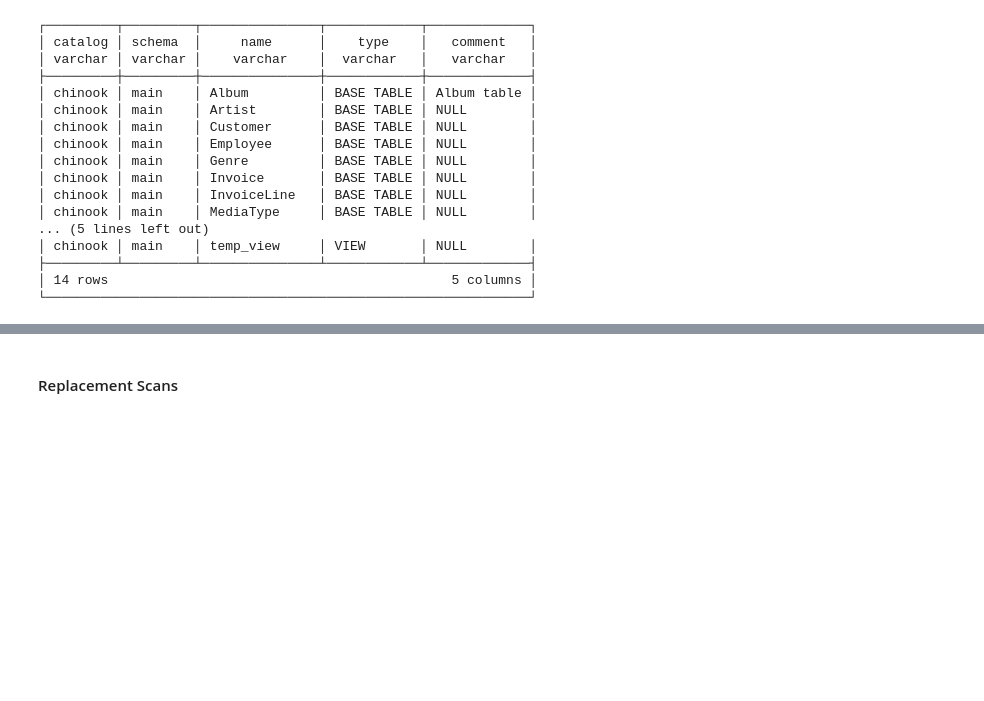
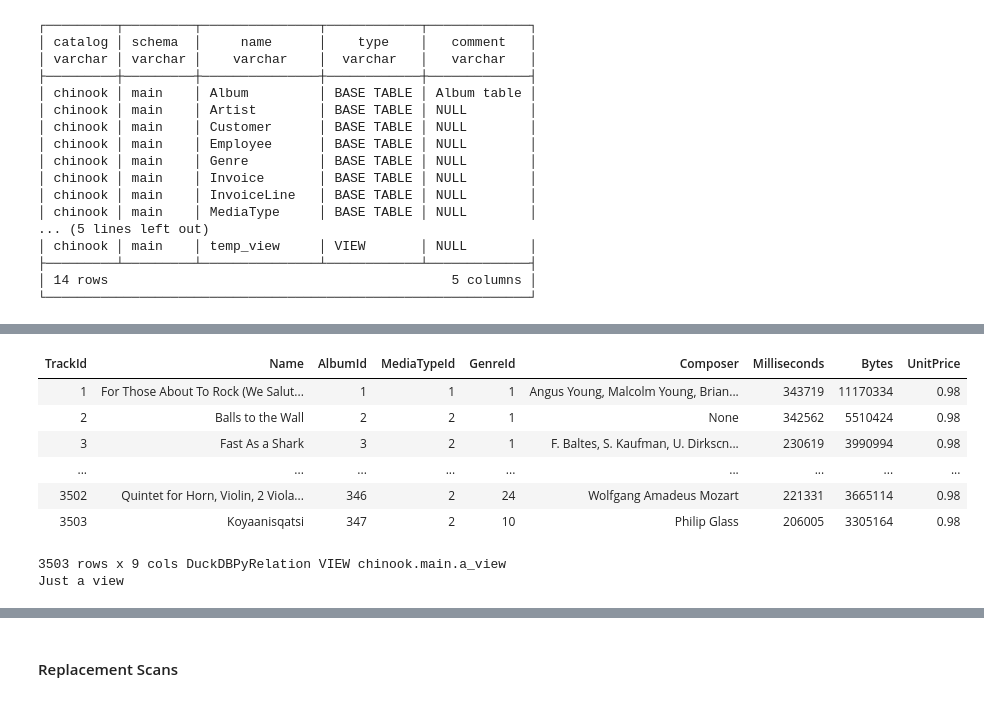
Before and after one commit to fredguth/fastduck, a Jupyter notebook: nbs/00_core.ipynb, the cells around one changed output, grey strips where cells are left out. Saved outputs shown, nothing was run; the diff lists cells and outputs as text; code cells hidden in the pictures; blank space fills up the shorter version.

```diff
--- a/nbs/00_core.ipynb
+++ b/nbs/00_core.ipynb
@@ -526,3 +539,15 @@ db.t.Employee
+# %%
+db.v.a_view
+# %% [output]
+| TrackId | Name | AlbumId | MediaTypeId | GenreId | Composer | Milliseconds | Bytes | UnitPrice |
+| 1 | For Those About To Rock (We Salut... | 1 | 1 | 1 | Angus Young, Malcolm Young, Brian... | 343719 | 11170334 | 0.98 |
+| 2 | Balls to the Wall | 2 | 2 | 1 | None | 342562 | 5510424 | 0.98 |
+| 3 | Fast As a Shark | 3 | 2 | 1 | F. Baltes, S. Kaufman, U. Dirkscn... | 230619 | 3990994 | 0.98 |
+| ... | ... | ... | ... | ... | ... | ... | ... | ... |
+| 3502 | Quintet for Horn, Violin, 2 Viola... | 346 | 2 | 24 | Wolfgang Amadeus Mozart | 221331 | 3665114 | 0.98 |
+| 3503 | Koyaanisqatsi | 347 | 2 | 10 | Philip Glass | 206005 | 3305164 | 0.98 |
+3503 rows x 9 cols DuckDBPyRelation VIEW chinook.main.a_view
+Just a view
 # %%
 db.sql('select * from Album')
 # %% [output]
```
Also changed, not shown: parts of 19 cells of this notebook, 3 other files.
